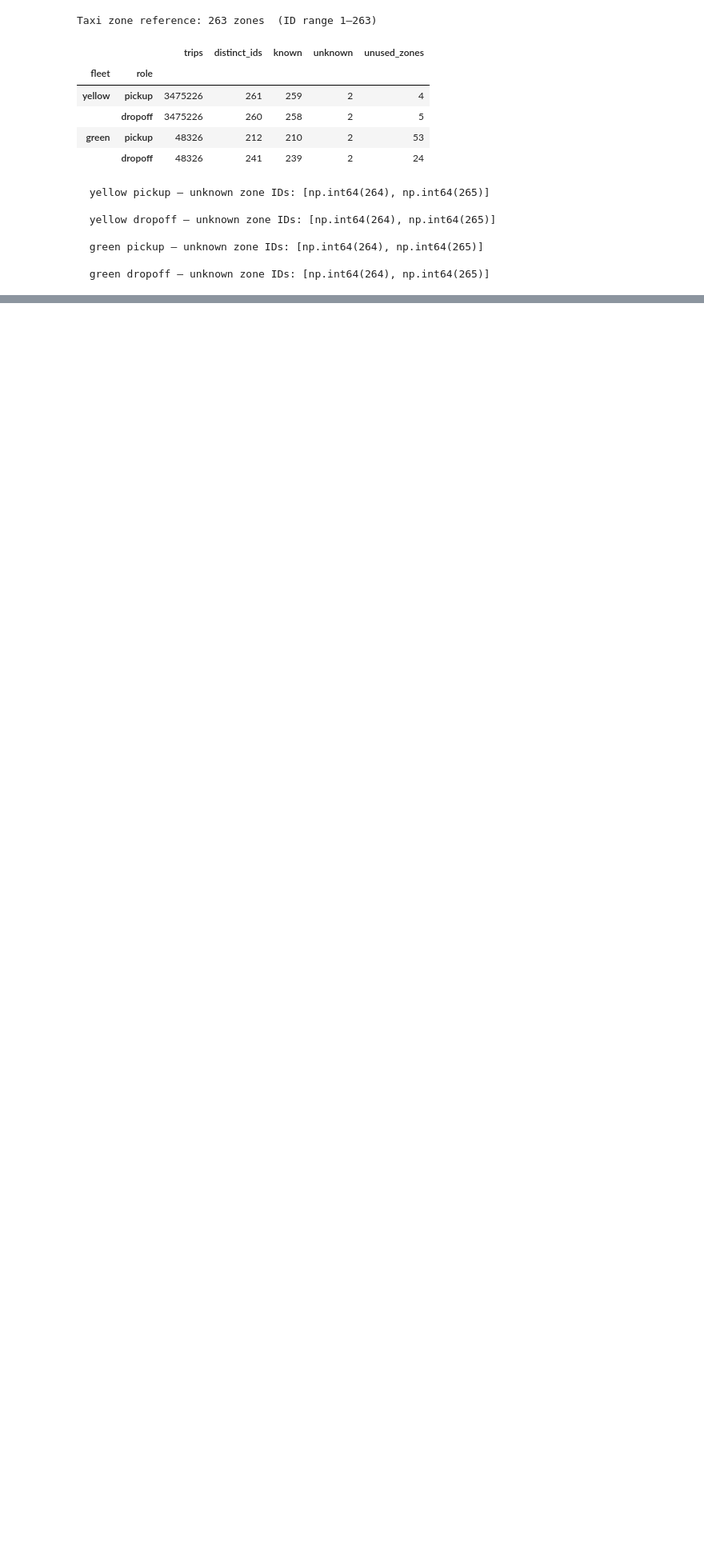
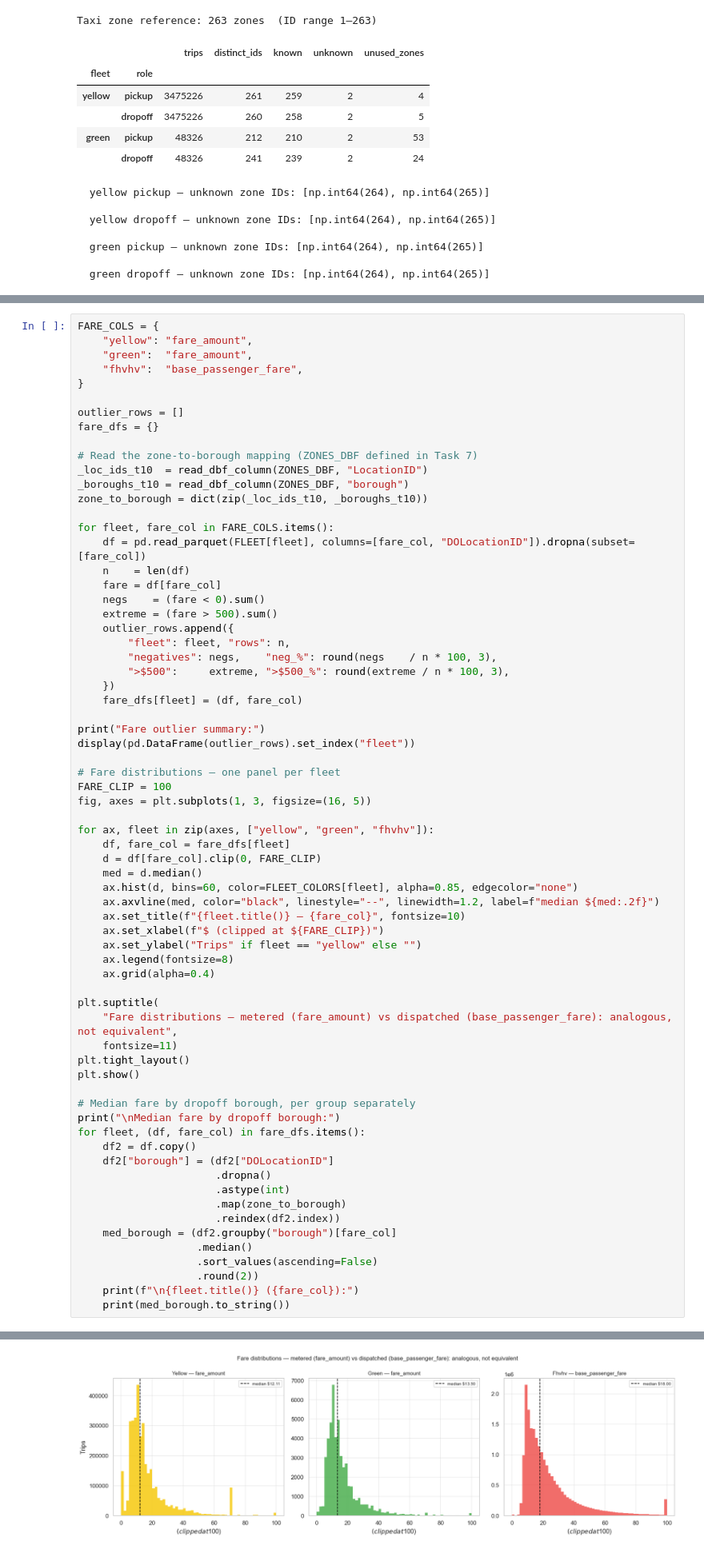
Before and after one commit to tungtt/cab-cravings, a Jupyter notebook: notebooks/01_tlc_eda.ipynb, the cells around one changed output, grey strips where cells are left out. Shown at 80% size. Saved outputs shown, nothing was run; the diff lists cells and outputs as text; blank space fills up the shorter version.

```diff
--- a/notebooks/01_tlc_eda.ipynb
+++ b/notebooks/01_tlc_eda.ipynb
@@ -737,0 +1122,69 @@ Taxi zone reference: 263 zones  (ID range 1–263)
+# %%
+FARE_COLS = {
+    "yellow": "fare_amount",
+    "green":  "fare_amount",
+    "fhvhv":  "base_passenger_fare",
+}
+
+outlier_rows = []
+fare_dfs = {}
+
+# Read the zone-to-borough mapping (ZONES_DBF defined in Task 7)
+_loc_ids_t10  = read_dbf_column(ZONES_DBF, "LocationID")
+_boroughs_t10 = read_dbf_column(ZONES_DBF, "borough")
+zone_to_borough = dict(zip(_loc_ids_t10, _boroughs_t10))
+
+for fleet, fare_col in FARE_COLS.items():
+    df = pd.read_parquet(FLEET[fleet], columns=[fare_col, "DOLocationID"]).dropna(subset=[fare_col])
+    n    = len(df)
+    fare = df[fare_col]
+    negs    = (fare < 0).sum()
+    extreme = (fare > 500).sum()
+    outlier_rows.append({
+        "fleet": fleet, "rows": n,
+        "negatives": negs,    "neg_%": round(negs    / n * 100, 3),
+        ">$500":     extreme, ">$500_%": round(extreme / n * 100, 3),
+    })
+    fare_dfs[fleet] = (df, fare_col)
+
+print("Fare outlier summary:")
+display(pd.DataFrame(outlier_rows).set_index("fleet"))
+
+# Fare distributions — one panel per fleet
+FARE_CLIP = 100
+fig, axes = plt.subplots(1, 3, figsize=(16, 5))
+
+for ax, fleet in zip(axes, ["yellow", "green", "fhvhv"]):
+    df, fare_col = fare_dfs[fleet]
+    d = df[fare_col].clip(0, FARE_CLIP)
+    med = d.median()
+    ax.hist(d, bins=60, color=FLEET_COLORS[fleet], alpha=0.85, edgecolor="none")
+    ax.axvline(med, color="black", linestyle="--", linewidth=1.2, label=f"median ${med:.2f}")
+    ax.set_title(f"{fleet.title()} — {fare_col}", fontsize=10)
+    ax.set_xlabel(f"$ (clipped at ${FARE_CLIP})")
+    ax.set_ylabel("Trips" if fleet == "yellow" else "")
+    ax.legend(fontsize=8)
+    ax.grid(alpha=0.4)
+
+plt.suptitle(
+    "Fare distributions — metered (fare_amount) vs dispatched (base_passenger_fare): analogous, not equivalent",
+    fontsize=11)
+plt.tight_layout()
+plt.show()
+
+# Median fare by dropoff borough, per group separately
+print("\nMedian fare by dropoff borough:")
+for fleet, (df, fare_col) in fare_dfs.items():
+    df2 = df.copy()
+    df2["borough"] = (df2["DOLocationID"]
+                      .dropna()
+                      .astype(int)
+                      .map(zone_to_borough)
+                      .reindex(df2.index))
+    med_borough = (df2.groupby("borough")[fare_col]
+                   .median()
+                   .sort_values(ascending=False)
+                   .round(2))
+    print(f"\n{fleet.title()} ({fare_col}):")
+    print(med_borough.to_string())
+# %% [output]
@@ -737,0 +1197 @@ Taxi zone reference: 263 zones  (ID range 1–263)
+[figure, added]
```
Also changed, not shown: parts of 22 cells of this notebook.
